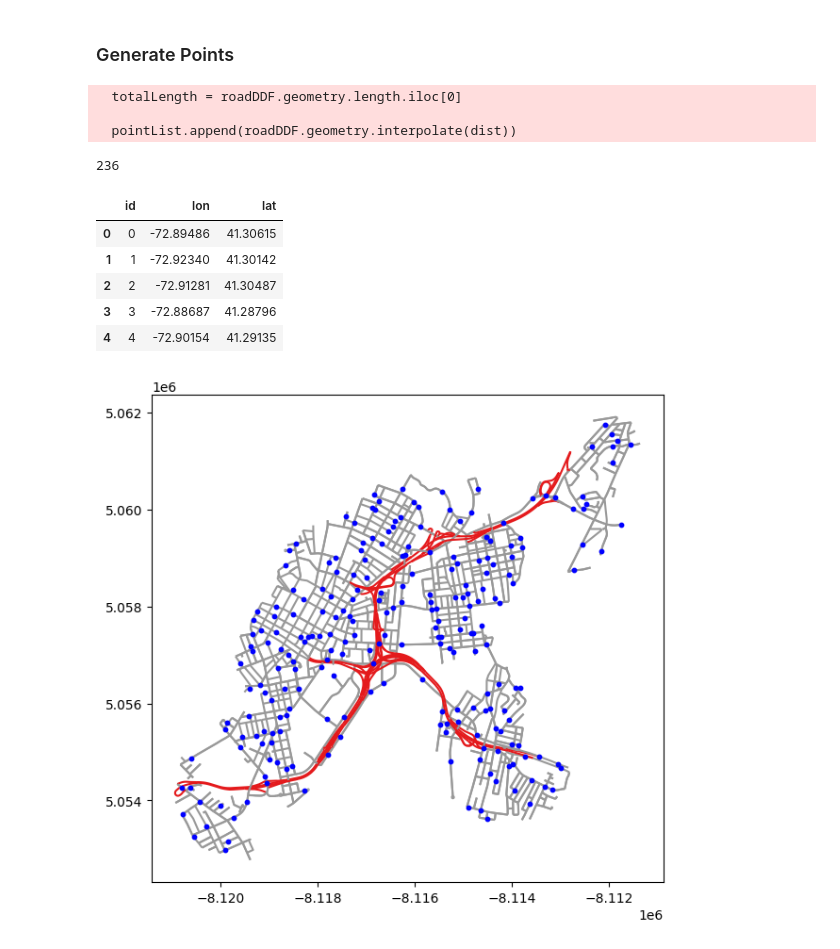
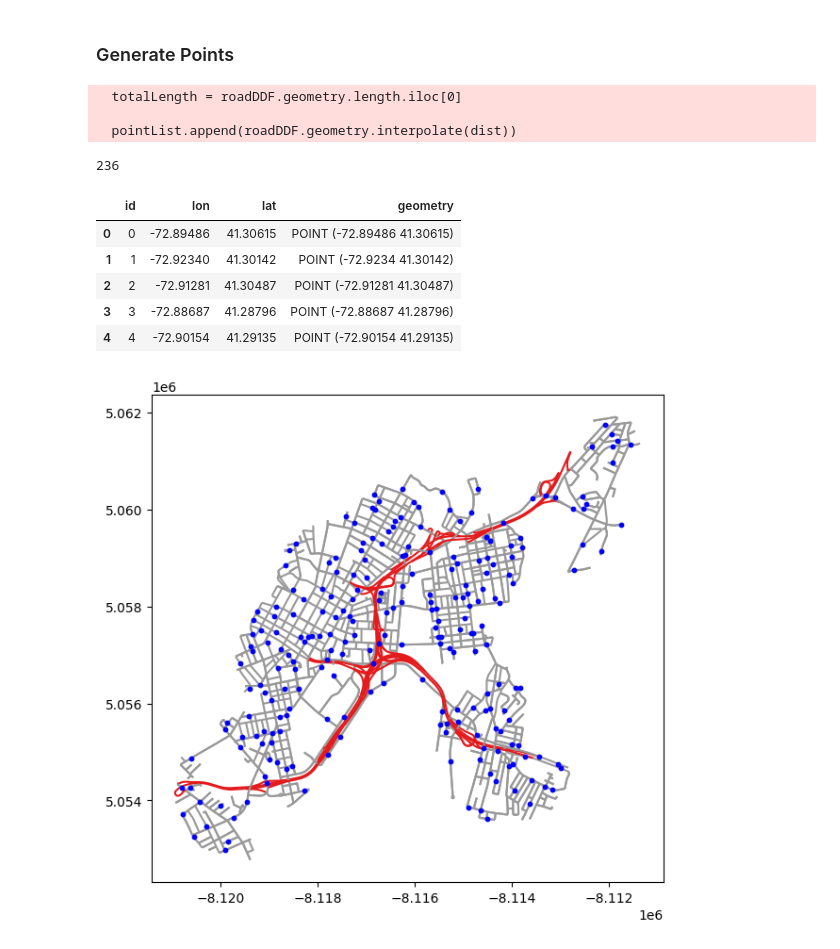
Before and after one commit to mwillen04/highway-noise-lidar, a Jupyter notebook: senior_project.ipynb, the cells around one changed output. Cells and saved outputs as stored; diff of their text form; code cells hidden in the pictures.

```diff
--- a/senior_project.ipynb
+++ b/senior_project.ipynb
@@ -102,18 +102,18 @@ ox.basic_stats(nhv["target_graph"])
 ### Generate Points
 # %%
 # Generate points along street network
-points = h.street2Point(targetGDF[~targetGDF["is_highway"]], 1000)
-print(len(points))
-points.head()
+pointsGDF = h.street2Point(targetGDF[~targetGDF["is_highway"]], 1000)
+print(len(pointsGDF))
+pointsGDF.head()
 # %% [output]
   totalLength = roadDDF.geometry.length.iloc[0]
 
   pointList.append(roadDDF.geometry.interpolate(dist))
 236
-|  | id | lon | lat |
-| 0 | 0 | -72.89486 | 41.30615 |
-| 1 | 1 | -72.92340 | 41.30142 |
-| 2 | 2 | -72.91281 | 41.30487 |
-| 3 | 3 | -72.88687 | 41.28796 |
-| 4 | 4 | -72.90154 | 41.29135 |
+|  | id | lon | lat | geometry |
+| 0 | 0 | -72.89486 | 41.30615 | POINT (-72.89486 41.30615) |
+| 1 | 1 | -72.92340 | 41.30142 | POINT (-72.9234 41.30142) |
+| 2 | 2 | -72.91281 | 41.30487 | POINT (-72.91281 41.30487) |
+| 3 | 3 | -72.88687 | 41.28796 | POINT (-72.88687 41.28796) |
+| 4 | 4 | -72.90154 | 41.29135 | POINT (-72.90154 41.29135) |
 # %%
```
Also changed, not shown: parts of 12 cells of this notebook, 1 other file.
